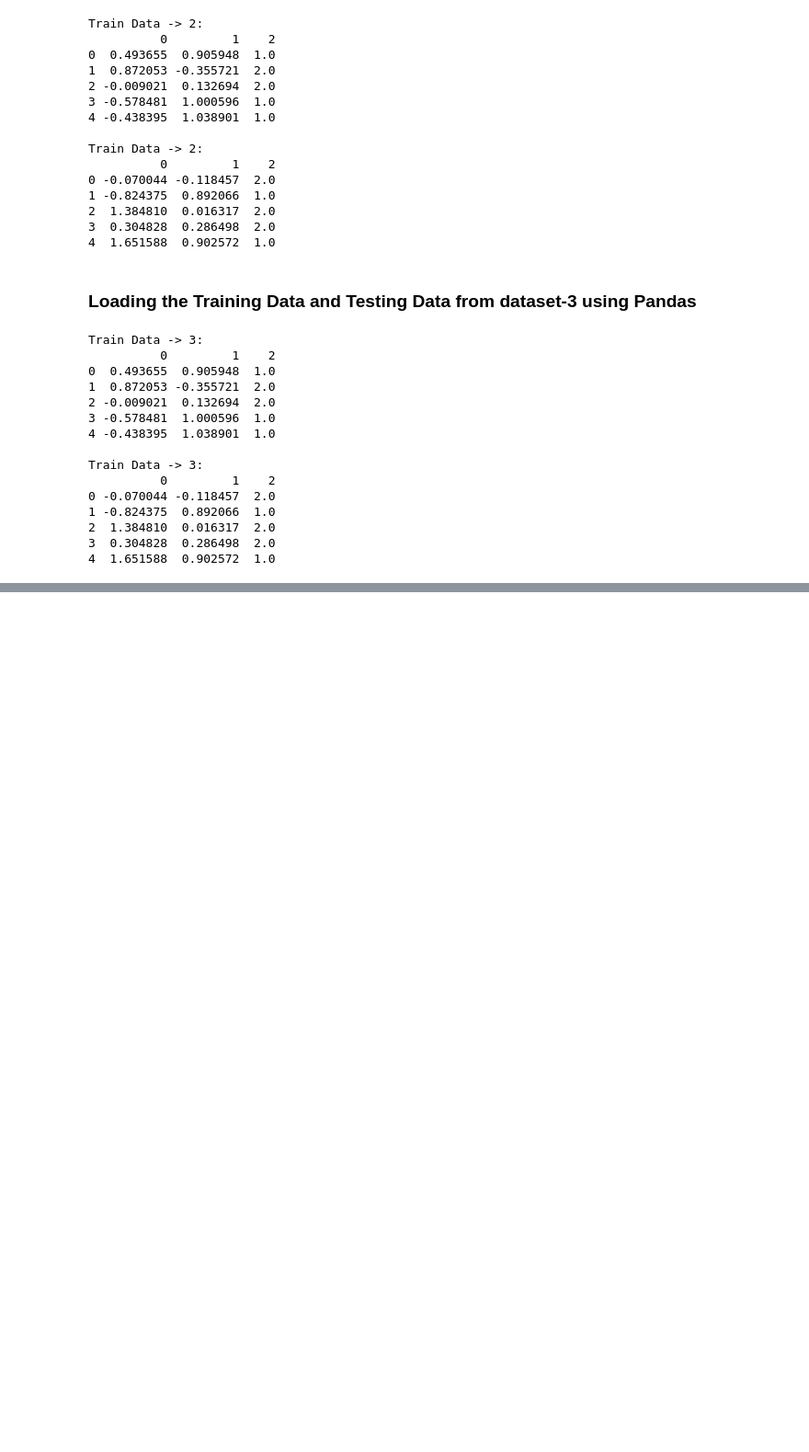
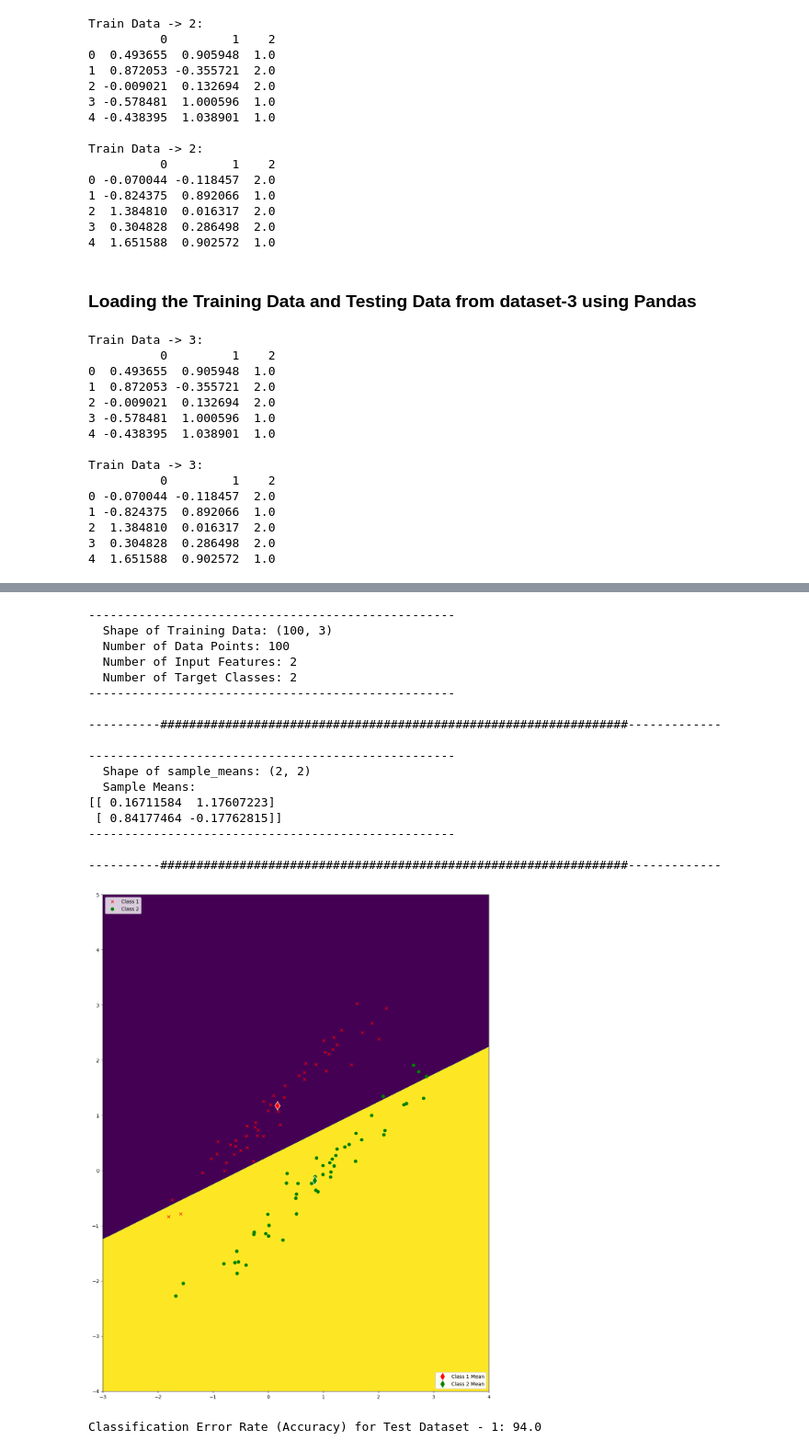
Before and after one commit to SudeshKumarSK/ee559-mlOne, a Jupyter notebook: homeworkOne.ipynb, the cells around one changed output, grey strips where cells are left out. Shown: that part at 92% size. Cells and saved outputs as stored; diff of their text form; code cells hidden in the pictures; blank space fills up the shorter version.

```diff
--- a/homeworkOne.ipynb
+++ b/homeworkOne.ipynb
@@ -124,3 +124,29 @@ nmc_train_1.calculateAccuracy()
+# %%
+nmc_test_1.generate_data()
+nmc_test_1.findClassMeans()
+nmc_test_1.plotBoundary()
+nmc_test_1.classify()
+print(f"Classification Error Rate (Accuracy) for Test Dataset - 1: {nmc_test_1.calculateAccuracy(True)}")
+# %% [output]
+---------------------------------------------------
+  Shape of Training Data: (100, 3)
+  Number of Data Points: 100
+  Number of Input Features: 2
+  Number of Target Classes: 2
+---------------------------------------------------
+
+----------#################################################################-------------
+
+---------------------------------------------------
+  Shape of sample_means: (2, 2)
+  Sample Means:
+[[ 0.16711584  1.17607223]
+ [ 0.84177464 -0.17762815]]
+---------------------------------------------------
+
+----------#################################################################-------------
+[figure, added]
+Classification Error Rate (Accuracy) for Test Dataset - 1: 94.0
 # %%
 nmc_train_2 = nearestMeansClassifier.NearestMeansClassifier(train_data_2)
 nmc_test_2 = nearestMeansClassifier.NearestMeansClassifier(test_data_2)
```
Also changed, not shown: parts of 5 cells of this notebook.
